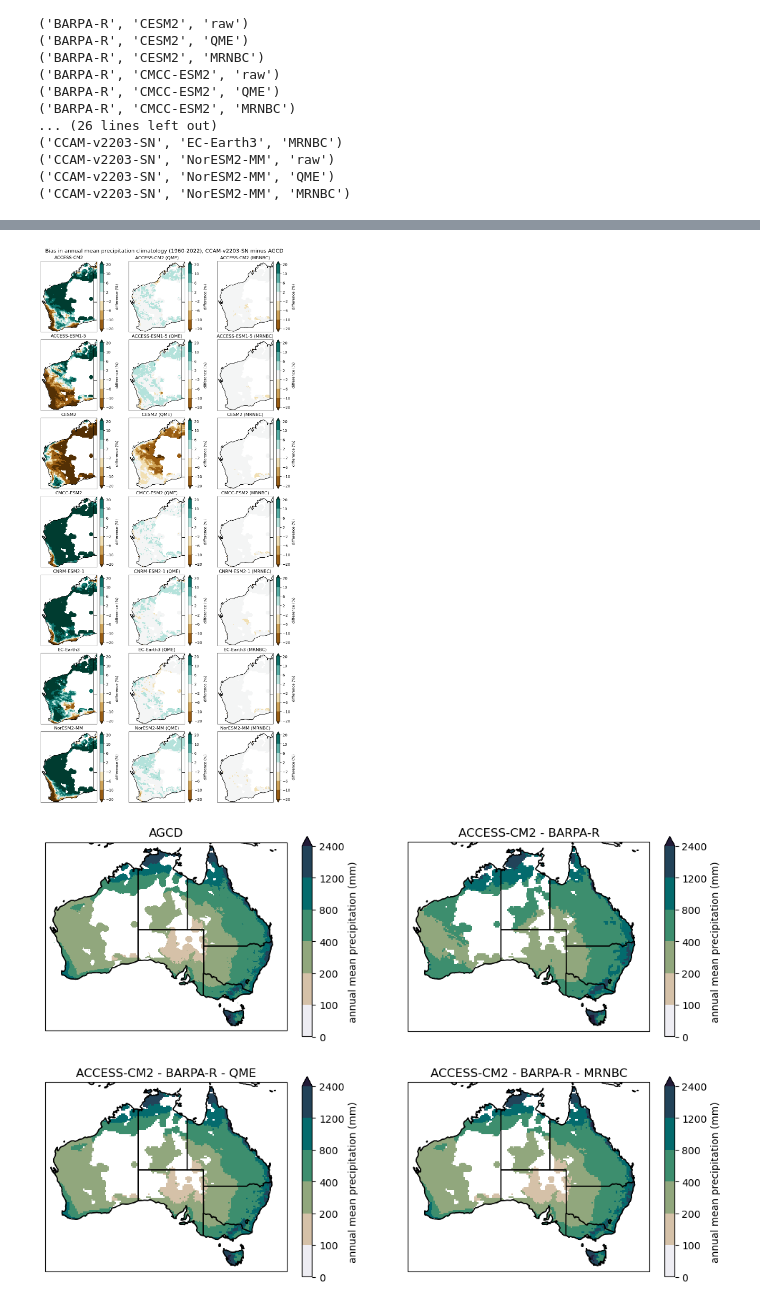
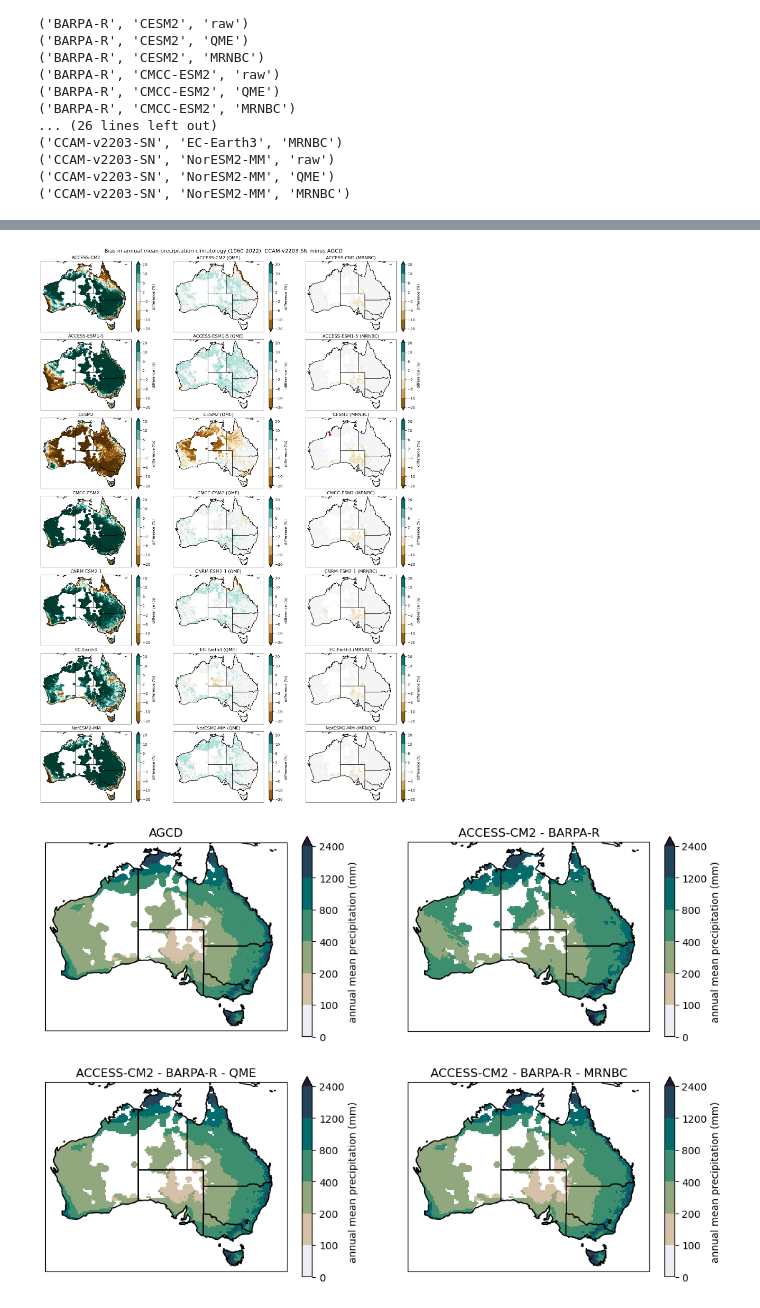
Before and after one commit to AusClimateService/bias-correction-data-release, a Jupyter notebook: residual_bias.ipynb, the cells around one changed output, grey strips where cells are left out. Saved outputs shown, nothing was run; the diff lists cells and outputs as text; code cells hidden in the pictures.

```diff
--- a/residual_bias.ipynb
+++ b/residual_bias.ipynb
@@ -152,7 +152,7 @@ for rcm in ['BARPA-R', 'CCAM-v2203-SN']:
 ('CCAM-v2203-SN', 'NorESM2-MM', 'QME')
 ('CCAM-v2203-SN', 'NorESM2-MM', 'MRNBC')
 # %%
-def plot_row(row_axes, rcm, gcm, units, region='AUS'):
+def plot_row(row_axes, rcm, gcm, units, region='AUS', point=None):
     """Plot row"""
 
     if units == 'mm':
@@ -196,6 +196,9 @@ def plot_row(row_axes, rcm, gcm, units, region='AUS'):
     ax2.coastlines()
     ax2.add_feature(cartopy.feature.STATES)
     ax2.set_title(f'{gcm} (QME)')
+    if point:
+        lat, lon = point
+        ax2.plot(lon, lat, color='red', marker='o', transform=ccrs.PlateCarree())
     if extent:
         ax2.set_extent(extent, crs=ccrs.PlateCarree())
 
@@ -210,7 +213,16 @@ def plot_row(row_axes, rcm, gcm, units, region='AUS'):
     ax3.coastlines()
     ax3.add_feature(cartopy.feature.STATES)
     ax3.set_title(f'{gcm} (MRNBC)')
+    if point:
+        lat, lon = point
+        ax3.plot(lon, lat, color='red', marker='o', transform=ccrs.PlateCarree())
     if extent:
         ax3.set_extent(extent, crs=ccrs.PlateCarree())
+# %%
+region = 'AUS'
+if region == 'WA':
+    width = 10
+else:
+    width = 15
 # %%
 ngcms = 7
@@ -260,18 +272,18 @@ plt.show()
 # %%
 ngcms = 7
-fig, axes = plt.subplots(ngcms, 3, subplot_kw={'projection': ccrs.PlateCarree()}, figsize=[10, 3*ngcms], layout='constrained')
-plot_row(axes[0, :], 'CCAM-v2203-SN', 'ACCESS-CM2', units='%', region='WA')
-plot_row(axes[1, :], 'CCAM-v2203-SN', 'ACCESS-ESM1-5', units='%', region='WA')
-plot_row(axes[2, :], 'CCAM-v2203-SN', 'CESM2', units='%', region='WA')
-plot_row(axes[3, :], 'CCAM-v2203-SN', 'CMCC-ESM2', units='%', region='WA')
-plot_row(axes[4, :], 'CCAM-v2203-SN', 'CNRM-ESM2-1', units='%', region='WA')
-plot_row(axes[5, :], 'CCAM-v2203-SN', 'EC-Earth3', units='%', region='WA')
-plot_row(axes[6, :], 'CCAM-v2203-SN', 'NorESM2-MM', units='%', region='WA')
+fig, axes = plt.subplots(ngcms, 3, subplot_kw={'projection': ccrs.PlateCarree()}, figsize=[width, 3*ngcms], layout='constrained')
+plot_row(axes[0, :], 'CCAM-v2203-SN', 'ACCESS-CM2', units='%', region=region)
+plot_row(axes[1, :], 'CCAM-v2203-SN', 'ACCESS-ESM1-5', units='%', region=region)
+plot_row(axes[2, :], 'CCAM-v2203-SN', 'CESM2', units='%', region=region, point=[-18, 123.85])
+plot_row(axes[3, :], 'CCAM-v2203-SN', 'CMCC-ESM2', units='%', region=region)
+plot_row(axes[4, :], 'CCAM-v2203-SN', 'CNRM-ESM2-1', units='%', region=region)
+plot_row(axes[5, :], 'CCAM-v2203-SN', 'EC-Earth3', units='%', region=region)
+plot_row(axes[6, :], 'CCAM-v2203-SN', 'NorESM2-MM', units='%', region=region)
 plt.suptitle('Bias in annual mean precipitation climatology (1960-2022), CCAM-v2203-SN minus AGCD', fontsize='x-large')
-plt.savefig('pr-bias_CCAM-v2203-SN_1960-2022-annual-clim_ssp370_WA_pct.png', bbox_inches='tight', facecolor='white', dpi=300)
+plt.savefig(f'pr-bias_CCAM-v2203-SN_1960-2022-annual-clim_ssp370_{region}_pct.png', bbox_inches='tight', facecolor='white', dpi=300)
 plt.show()
 # %% [output]
-[figure, old version]
+[figure, new version]
 # %%
 fig = plt.figure(figsize=[12, 8])
 
```
Also changed, not shown: parts of 3 cells of this notebook.
